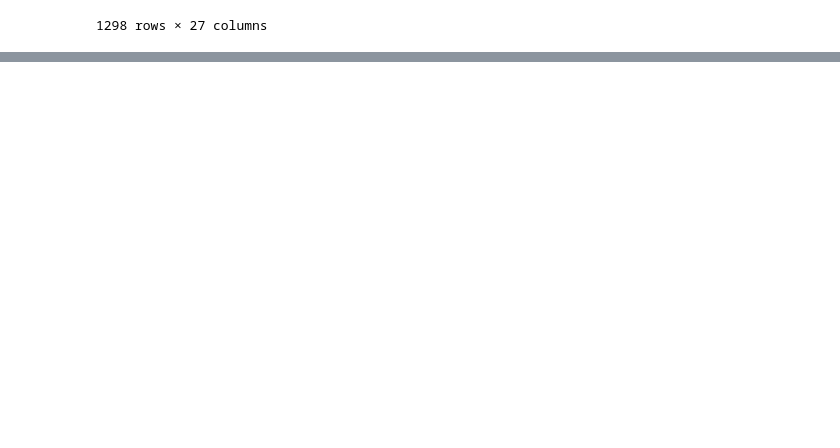
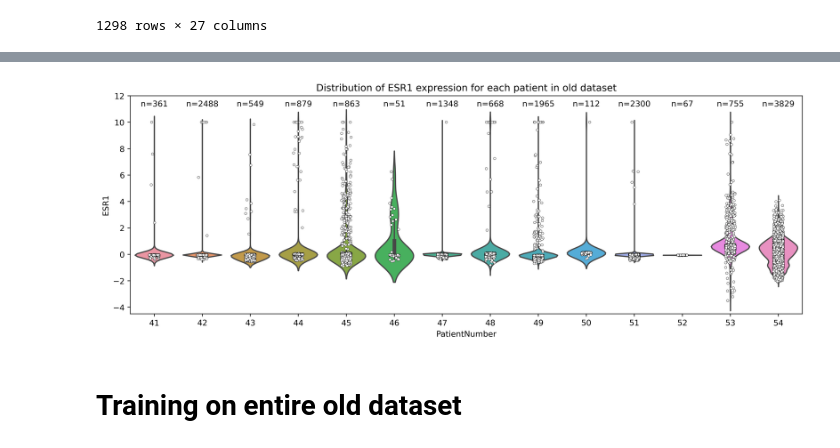
Before and after one commit to sevsorita/single_cell, a Jupyter notebook: notebooks/NeoLet_metadata.ipynb, the cells around one changed output, grey strips where cells are left out. Saved outputs shown, nothing was run; the diff lists cells and outputs as text; code cells hidden in the pictures; blank space fills up the shorter version.

```diff
--- a/notebooks/NeoLet_metadata.ipynb
+++ b/notebooks/NeoLet_metadata.ipynb
@@ -121,0 +153,8 @@ patients[67]["baseline"]
+# %%
+oldset = pd.read_pickle("/data/severs/full_data_Sets/Cancer.pkl")
+# %%
+oldset_md["ESR1"] = [float("nan")]*len(oldset_md)
+# %%
+oldset_md["ESR1"].loc[oldset.index] = oldset["ESR1"].values
+# %%
+oldset_mdESR1 = oldset_md.dropna(subset = ["ESR1"])
@@ -121,0 +179,19 @@ patients[67]["baseline"]
+# %%
+fig, ax = plt.subplots(1,1, dpi=400, figsize=(15,5))
+ax = sns.violinplot(x="PatientNumber", y="ESR1", data=oldset_mdESR1, scale="width")
+ax.set_xlabel("Patient number")
+ax.set_ylabel("ESR1 Expression")
+ax.set_title("Distribution of ESR1 expression for each patient in old dataset")
+ax.set_ylim(-4.5, 12)
+ax = sns.stripplot(data=oldset_mdESR1, x='PatientNumber', y='ESR1',
+                   color=("white"), edgecolor="black", linewidth=0.3, ax=ax, s=3)
+
+for pn in oldset_mdESR1.PatientNumber.unique():
+    n = oldset_mdESR1.PatientNumber.value_counts()[pn]
+    plt.text(pn-41, 11.2, f"n={n}",horizontalalignment='center')
+
+plt.savefig("/home/severs/SingleCells/plots/violin_oldset.png")
+# %% [output]
+[figure, added]
+# %% [markdown]
+# Training on entire old dataset
```
Also changed, not shown: parts of 63 cells of this notebook.
